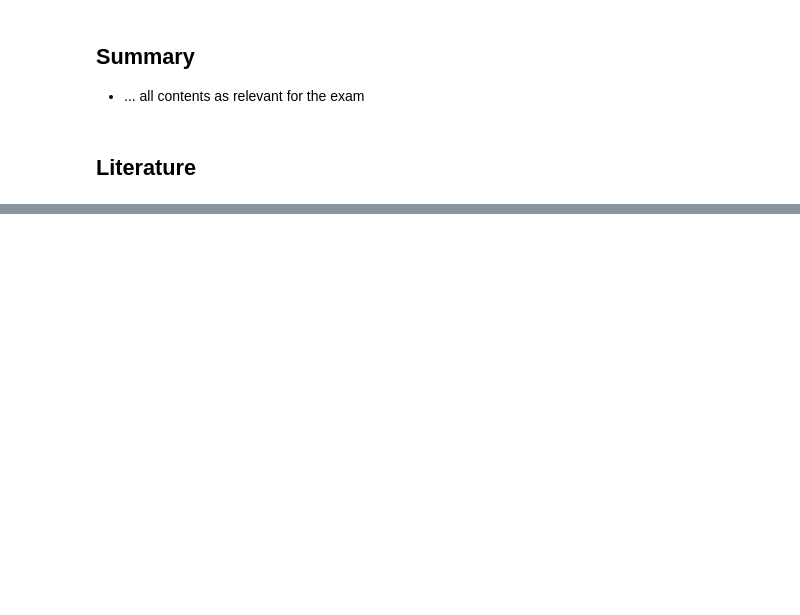
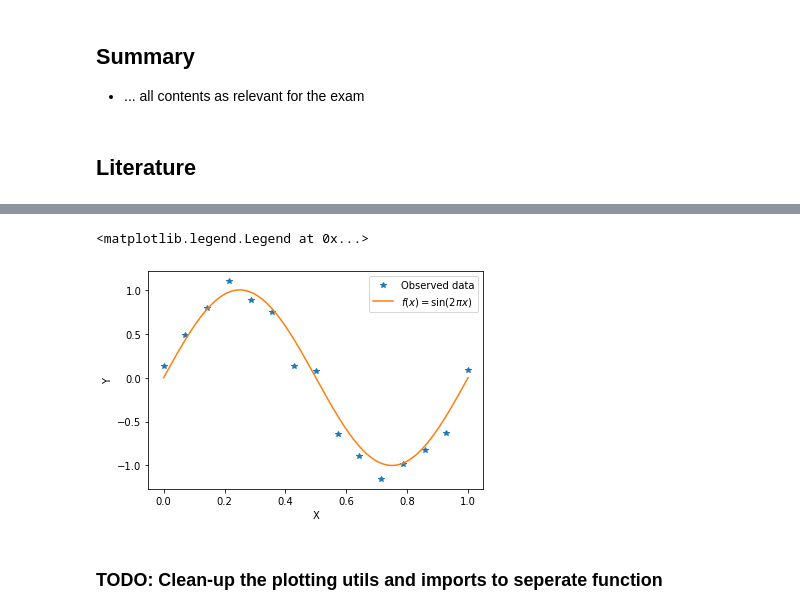
Before and after one commit to aoeftiger/TUDa-NMAP-14, a Jupyter notebook: lecture.ipynb, the cells around one changed output, grey strips where cells are left out. Saved outputs shown, nothing was run; the diff lists cells and outputs as text; code cells hidden in the pictures; blank space fills up the shorter version.

```diff
--- a/lecture.ipynb
+++ b/lecture.ipynb
@@ -79,0 +95,23 @@ from scipy.constants import m_p, e, c
+# %%
+# Set Random seed for reproducibility
+random_seed = 1
+rng = torch.random.manual_seed(random_seed)
+
+# Setup our test function
+train_x = torch.linspace(0,1,15).reshape(-1,1)
+train_y = (torch.sin(train_x * 2 * np.pi) + torch.randn(size=train_x.size(), generator=rng) * 0.2).reshape(-1,1)
+fine_x = torch.linspace(0,1,200).reshape(-1,1)
+fine_y = torch.sin(fine_x * 2 * np.pi)
+test_X = torch.linspace(0,1,200)
+# %%
+plt.plot(train_x, train_y, "*", label="Observed data")
+plt.plot(fine_x, fine_y, label=r"$f(x)=\sin(2\pi x)$")
+
+plt.xlabel("X")
+plt.ylabel("Y")
+plt.legend()
+# %% [output]
+<matplotlib.legend.Legend at 0x...>
+[figure, added]
+# %% [markdown]
+### TODO: Clean-up the plotting utils and imports to seperate function
```
Also changed, not shown: parts of 12 cells of this notebook, 1 other file.
